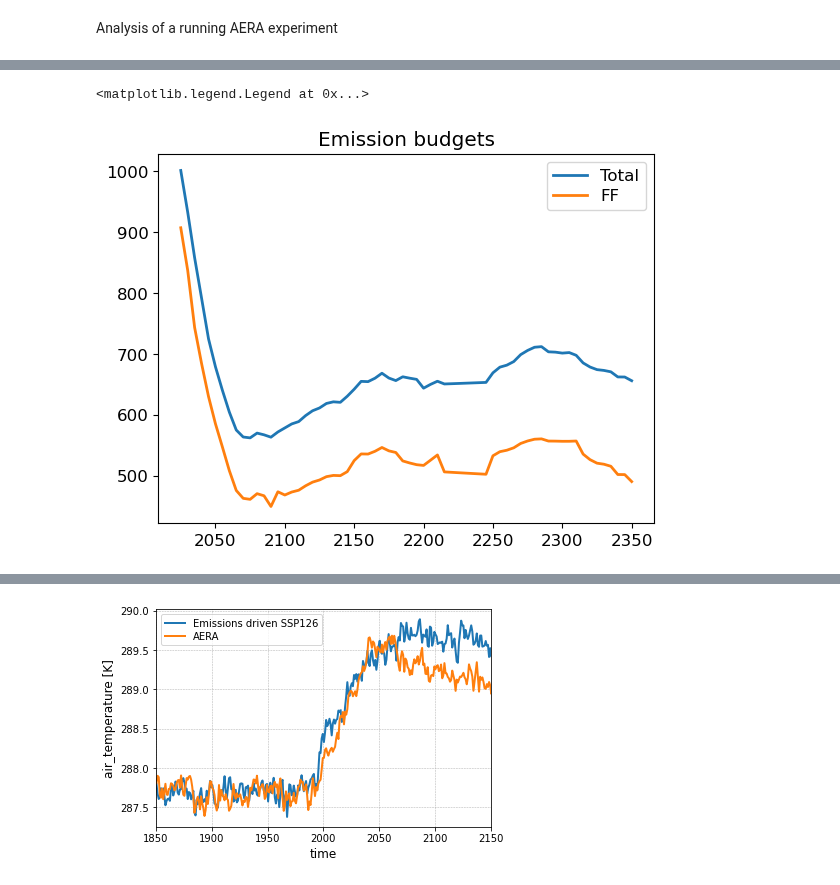
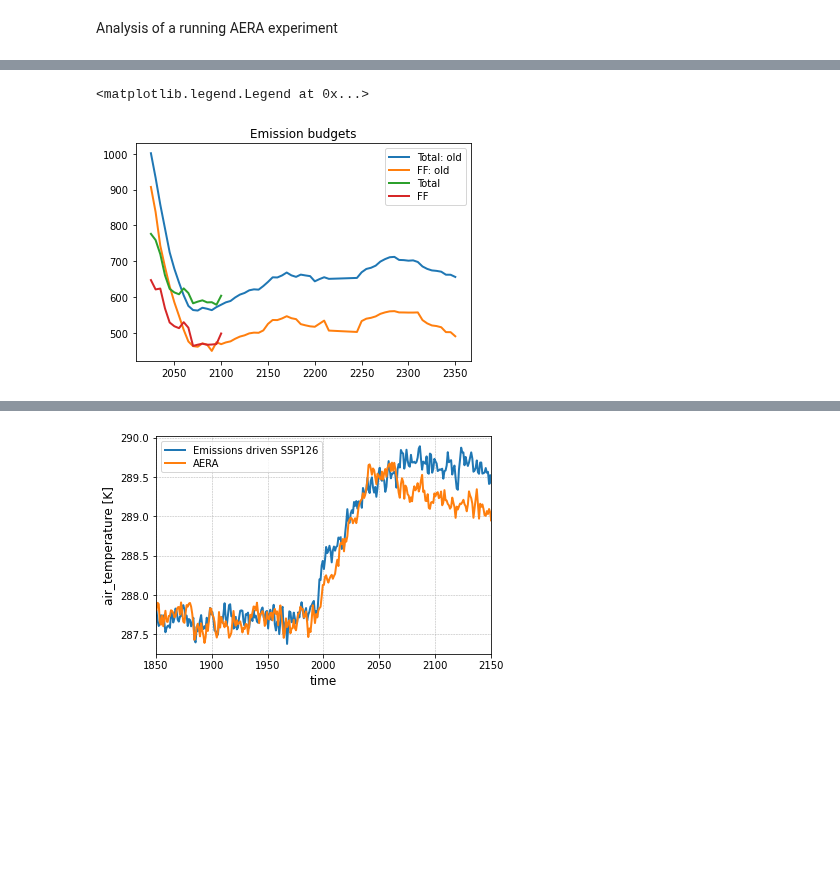
Before and after one commit to ACCESS-NRI/access-esm1.5-configs, a Jupyter notebook: code/AERA_analysis.ipynb, the cells around one changed output, grey strips where cells are left out. Drawn from its saved outputs; the diff is of its cells as text; code cells hidden in the pictures; blank space fills up the shorter version.

```diff
--- a/code/AERA_analysis.ipynb
+++ b/code/AERA_analysis.ipynb
@@ -16,7 +17,14 @@ savefig = create_savefig(dir='/g/data/p66/mrd599/temp', nb='AERA_analysis.ipynb'
 # Need this to match cftime dates
 mdates.set_epoch("2000-01-01")
 # %%
-RUNID="AERA-ABS1p5-03"
+RUNID_old="AERA-ABS1p5-03"
+expdir_old = f"/scratch/p66/mrd599/ACCESS-ESM1p5/exp/{RUNID_old}"
+
+# Past 2250 is out of range of np.datetime64
+tas_old = xr.load_dataset(f'{expdir_old}/aera_data/aera_input_{RUNID_old}.nc', use_cftime=True).tas
+co2_old = xr.load_dataset(f'{expdir_old}/aera_data/aera_input_{RUNID_old}.nc', use_cftime=True).co2
+
+RUNID="AERA2-ABS1p5-03"
 expdir = f"/scratch/p66/mrd599/ACCESS-ESM1p5/exp/{RUNID}"
 
 # Past 2250 is out of range of np.datetime64
@@ -64,0 +73,4 @@ savefig('aera_co2.png')
+# %%
+co2_585_model = xr.load_dataset('/g/data/p66/mrd599/AERA/aera_input_ssp585.nc', use_cftime=True).co2
+CO2_585 = iris.load_cube('/g/data/p66/mrd599/input4MIPs/mole-fraction-of-carbon-dioxide-in-air_input4MIPs_GHGConcentrations_ScenarioMIP_UoM-REMIND-MAGPIE-ssp585-1-2-1_gr1-GMNHSH_2015-2500.nc')[:,0]
+CO2_585_all = np.concatenate([CO2_hist.data, CO2_585.data])
@@ -96,4 +136,18 @@ savefig('aera_co2.png')
 # %%
+dm_old = {}
+year_old = []
+total_emission_budget_old = []
+ff_emission_budget_old = []
+for y in range(2025,lastyear+1,5):
+    try:
+        dm_old[y] = xr.load_dataset(f'{expdir_old}/aera_data/meta_data_{y}.nc')
+    except FileNotFoundError:
+        break
+    year_old.append(y)
+    # These are strings for some reason
+    total_emission_budget_old.append(float(dm_old[y].total_emission_budget.values[0]))
+    ff_emission_budget_old.append(float(dm_old[y].ff_emission_budget.values[0]))
+
 dm = {}
 year = []
 total_emission_budget = []
@@ -109,13 +163,15 @@ for y in range(2025,lastyear+1,5):
     ff_emission_budget.append(float(dm[y].ff_emission_budget.values[0]))
 # %%
 fig, axes = plt.subplots()
+plt.plot(year_old, total_emission_budget_old, label='Total: old')
+plt.plot(year_old, ff_emission_budget_old, label='FF: old')
 plt.plot(year, total_emission_budget, label='Total')
 plt.plot(year, ff_emission_budget, label='FF')
 axes.set_title('Emission budgets')
 axes.legend()
 # %% [output]
 <matplotlib.legend.Legend at 0x...>
-[figure, old version]
+[figure, new version]
 # %%
 fig, axes = plt.subplots()
 CO2_years = [CO2_emiss_126_g.coord('time').units.num2date(i).year for i in CO2_emiss_126_g.coord('time').points]
```
Also changed, not shown: parts of 11 cells of this notebook, 22 other files.
